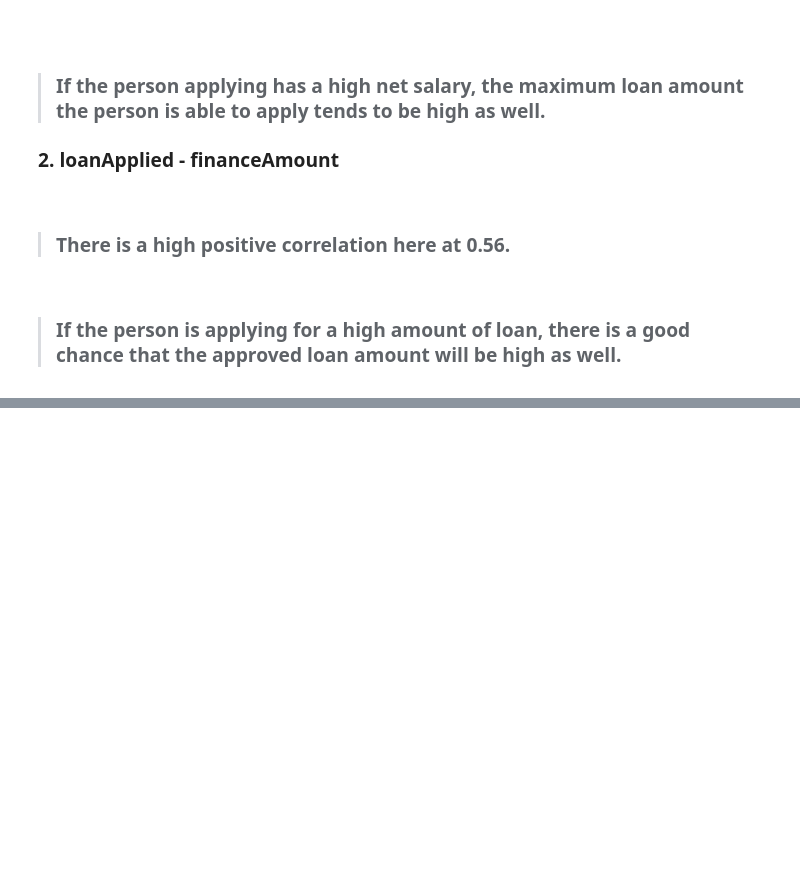
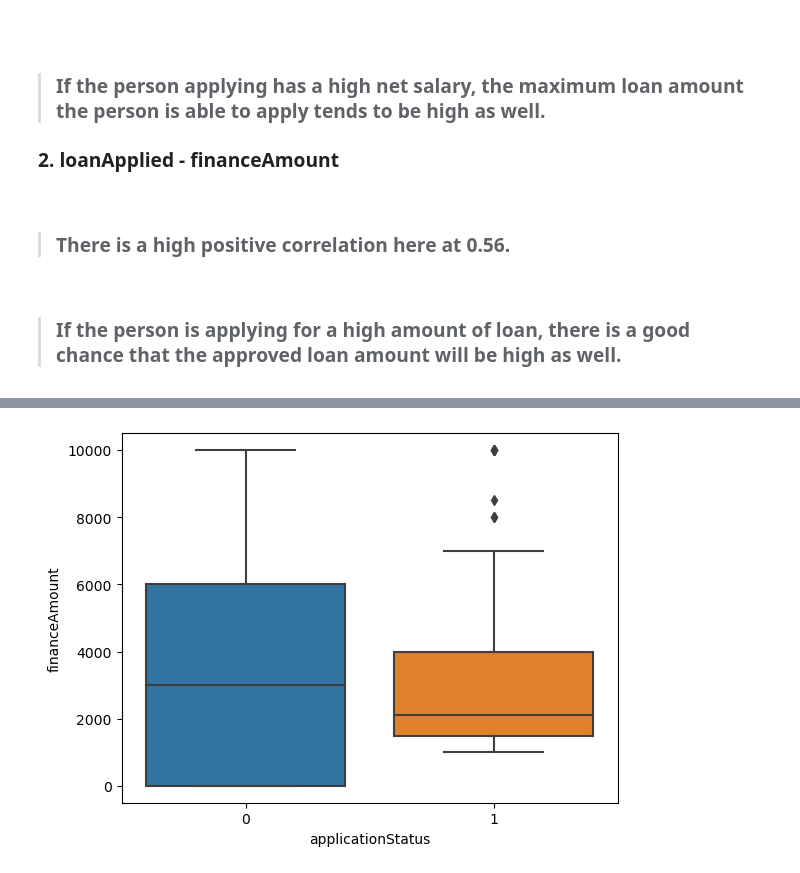
Before and after one commit to IhFahn/Technical_Assessment_AI_Engineer_1, a Jupyter notebook: Untitled.ipynb, the cells around one changed output, grey strips where cells are left out. Drawn from its saved outputs; the diff is of its cells as text; code cells hidden in the pictures; blank space fills up the shorter version.

```diff
--- a/Untitled.ipynb
+++ b/Untitled.ipynb
@@ -210,0 +261,6 @@ dtype: float64
+# %%
+import warnings
+warnings.filterwarnings('ignore')
+g = sns.boxplot(data = df, x = 'applicationStatus', y = 'financeAmount' )
+# %% [output]
+[figure, added]
```
Also changed, not shown: parts of 11 cells of this notebook.
